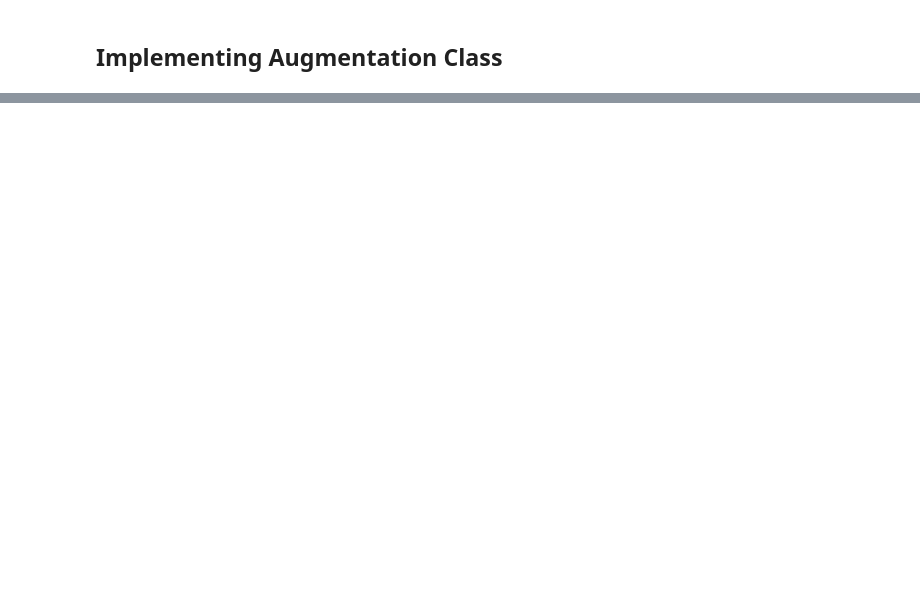
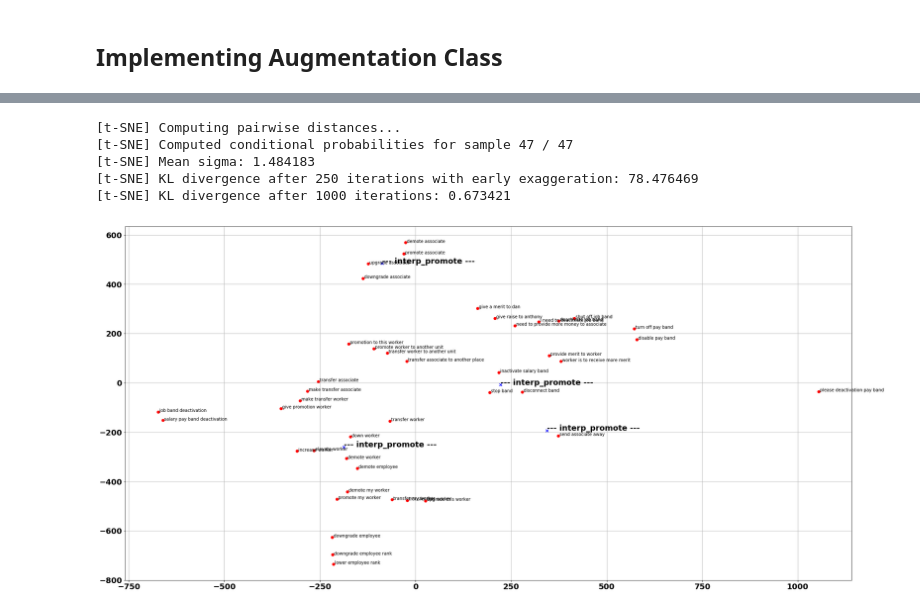
Before and after one commit to rsilveira79/embeddings_augmentation, a Jupyter notebook: 5.intents_roberto_no_augmentation.ipynb, the cells around one changed output, grey strips where cells are left out. Cells and saved outputs as stored; diff of their text form; code cells hidden in the pictures; blank space fills up the shorter version.

```diff
--- a/5.intents_roberto_no_augmentation.ipynb
+++ b/5.intents_roberto_no_augmentation.ipynb
@@ -438,7 +465,14 @@ def plot_manifold(intents, num_interp_samples, perplexity = 3):
         plt.rc('font', **font)
         plt.annotate(label, xy=(x, y), xytext=(0, 0), textcoords='offset points')
 # %%
-plot_manifold(["promote", "demote", "transfer", "band.deactivate"], 1, perplexity = 3)
+plot_manifold(["promote", "demote", "transfer", "band.deactivate"], 30, perplexity = 3)
+# %% [output]
+[t-SNE] Computing pairwise distances...
+[t-SNE] Computed conditional probabilities for sample 47 / 47
+[t-SNE] Mean sigma: 1.484183
+[t-SNE] KL divergence after 250 iterations with early exaggeration: 78.476469
+[t-SNE] KL divergence after 1000 iterations: 0.673421
+[figure, added]
 # %%
 class AugmentedIntents(Dataset):
     def __init__(self, dataframe, alpha, num_samples = 20, augmentation = True):
```
Also changed, not shown: parts of 11 cells of this notebook.
